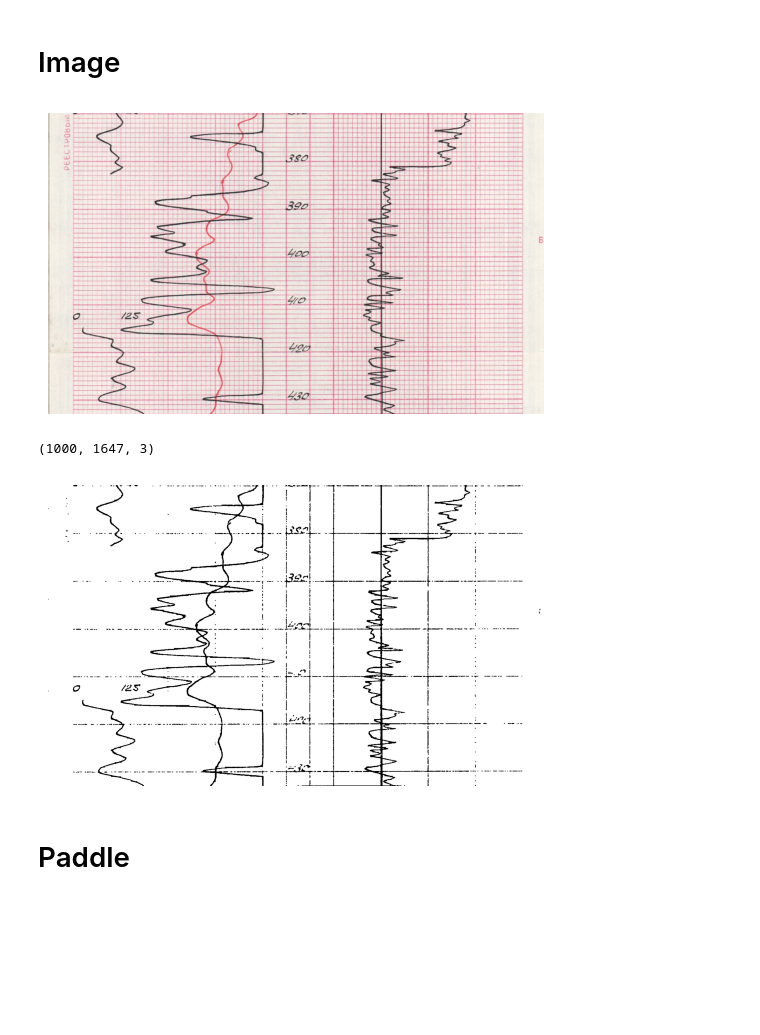
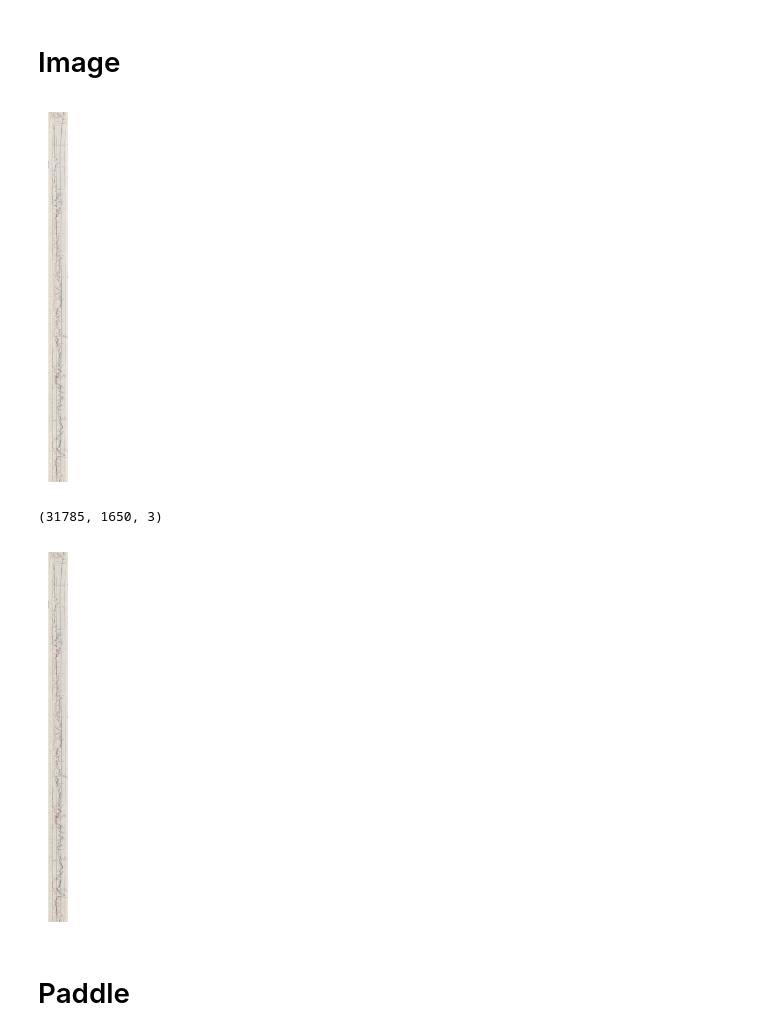
Before and after one commit to zeinovich/geovision, a Jupyter notebook: notebooks/v0.1-zeinovich-contours_paddle.ipynb, the cells around one changed output. Saved outputs shown, nothing was run; the diff lists cells and outputs as text; code cells hidden in the pictures; blank space fills up the shorter version.

```diff
--- a/notebooks/v0.1-zeinovich-contours_paddle.ipynb
+++ b/notebooks/v0.1-zeinovich-contours_paddle.ipynb
@@ -20,46 +21,35 @@ def show_img(img, cmap=None):
 # Image
 # %%
 # IMG = "../data/photo_2024-05-23_15-18-57.jpg"
-IMG = "../data/GeoVision dataset/well_4_old.jpg"
+IMG = "../data/GeoVision dataset/well_3_old.jpg"
-# %%
-if IMG.endswith(".PDF"):
-    pages = pdf2image.convert_from_path(IMG)
-
-    folder, file_name = IMG.rsplit("/", 1)
-    file_name, ext = file_name.split(".")
-
-    for c, p in enumerate(pages):
-        IMG = os.path.join(folder, file_name + "_" + str(c) + ".jpg")
-        p.save(IMG)
 # %%
-img = cv2.imread(IMG)[2000:3000, :, ::-1]
+orig_img = cv2.imread(IMG)[..., ::-1]
 # img = cv2.resize(img, (1280, 720))
 
-show_img(img)
-print(img.shape)
+show_img(orig_img)
+print(orig_img.shape)
 # %% [output]
-[figure, old version]
+[figure, new version]
-(1000, 1647, 3)
+(31785, 1650, 3)
 # %%
-orig_img = img.copy()
+img = orig_img.copy()
 
-THRESHOLD = 180
+# THRESHOLD = 180
 
-gray_img = cv2.cvtColor(img, cv2.COLOR_BGR2GRAY).astype(np.uint8)
+# gray_img = cv2.cvtColor(img, cv2.COLOR_BGR2GRAY).astype(np.uint8)
 
-gray_img[gray_img < THRESHOLD] = 0
-gray_img[gray_img >= THRESHOLD] = 255
+# gray_img[gray_img < THRESHOLD] = 0
+# gray_img[gray_img >= THRESHOLD] = 255
 
-img = gray_img.copy()
+# img = gray_img.copy()
 
 kernel = np.ones((3, 3), dtype=np.uint8)
 
-dilated = cv2.dilate(img, kernel, iterations=1)
-closed = cv2.erode(dilated, kernel, iterations=1)
+img = cv2.morphologyEx(img, cv2.MORPH_OPEN, kernel=kernel, iterations=1)
 
-show_img(closed, cmap="Greys_r")
+show_img(img, cmap="Greys_r")
 # %% [output]
-[figure, old version]
+[figure, new version]
 # %% [markdown]
 # Paddle
 # %%
```
Also changed, not shown: parts of 24 cells of this notebook.
